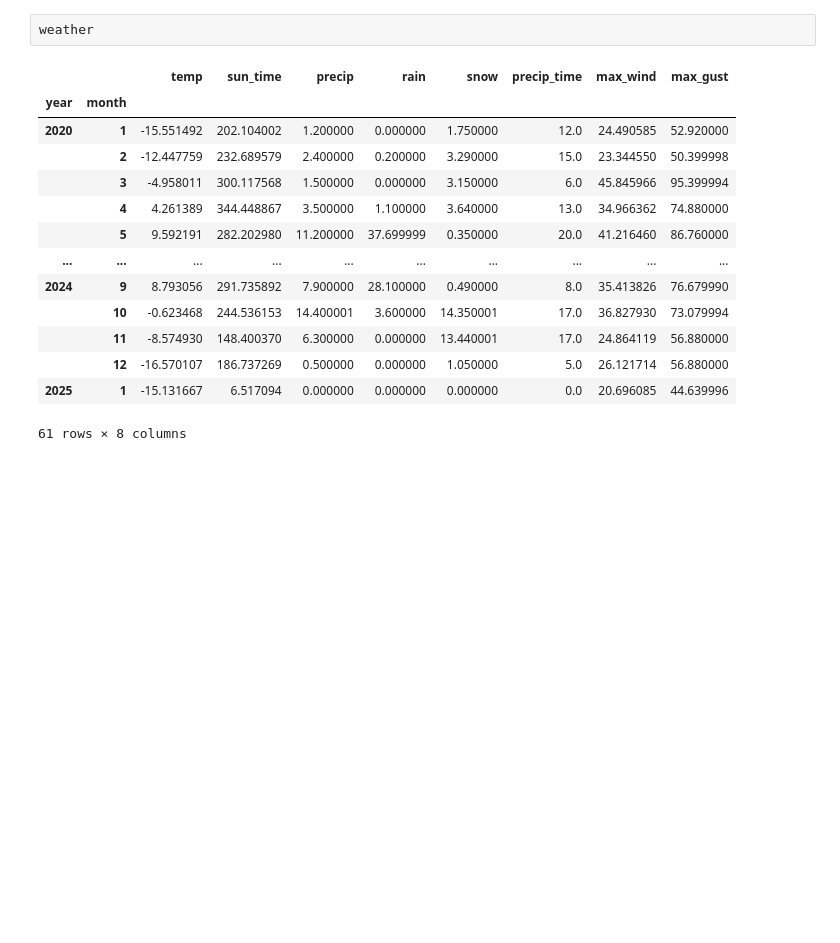
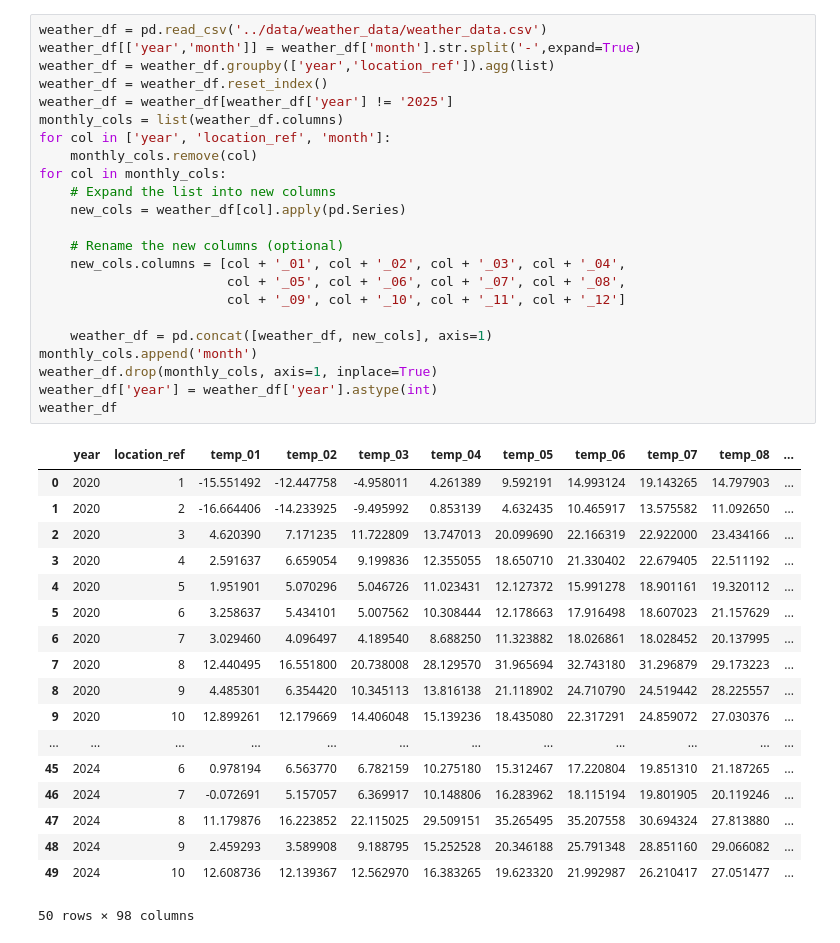
Before and after one commit to rob-lasch/canola_price_prediction, a Jupyter notebook: jupyter/test.ipynb, the cells around one changed output. Saved outputs shown, nothing was run; the diff lists cells and outputs as text; blank space fills up the shorter version.

Commit message:
working on data merge in test notebook

```diff
--- a/jupyter/test.ipynb
+++ b/jupyter/test.ipynb
@@ -48,17 +37,42 @@ weather = weather.groupby(['year','month']).agg({'temp':'mean',
 # %%
-weather
+weather_df = pd.read_csv('../data/weather_data/weather_data.csv')
+weather_df[['year','month']] = weather_df['month'].str.split('-',expand=True)
+weather_df = weather_df.groupby(['year','location_ref']).agg(list)
+weather_df = weather_df.reset_index()
+weather_df = weather_df[weather_df['year'] != '2025']
+monthly_cols = list(weather_df.columns)
+for col in ['year', 'location_ref', 'month']:
+    monthly_cols.remove(col)
+for col in monthly_cols:
+    # Expand the list into new columns
+    new_cols = weather_df[col].apply(pd.Series)
+
+    # Rename the new columns (optional)
+    new_cols.columns = [col + '_01', col + '_02', col + '_03', col + '_04',
+                        col + '_05', col + '_06', col + '_07', col + '_08',
+                        col + '_09', col + '_10', col + '_11', col + '_12']
+
+    weather_df = pd.concat([weather_df, new_cols], axis=1)
+monthly_cols.append('month')
+weather_df.drop(monthly_cols, axis=1, inplace=True)
+weather_df['year'] = weather_df['year'].astype(int)
+weather_df
 # %% [output]
-|  |  | temp | sun_time | precip | rain | snow | precip_time | max_wind | max_gust |
-| year | month |  |  |  |  |  |  |  |  |
-| 2020 | 1 | -15.551492 | 202.104002 | 1.200000 | 0.000000 | 1.750000 | 12.0 | 24.490585 | 52.920000 |
-|  | 2 | -12.447759 | 232.689579 | 2.400000 | 0.200000 | 3.290000 | 15.0 | 23.344550 | 50.399998 |
-|  | 3 | -4.958011 | 300.117568 | 1.500000 | 0.000000 | 3.150000 | 6.0 | 45.845966 | 95.399994 |
-|  | 4 | 4.261389 | 344.448867 | 3.500000 | 1.100000 | 3.640000 | 13.0 | 34.966362 | 74.880000 |
-|  | 5 | 9.592191 | 282.202980 | 11.200000 | 37.699999 | 0.350000 | 20.0 | 41.216460 | 86.760000 |
-| ... | ... | ... | ... | ... | ... | ... | ... | ... | ... |
-| 2024 | 9 | 8.793056 | 291.735892 | 7.900000 | 28.100000 | 0.490000 | 8.0 | 35.413826 | 76.679990 |
-|  | 10 | -0.623468 | 244.536153 | 14.400001 | 3.600000 | 14.350001 | 17.0 | 36.827930 | 73.079994 |
-|  | 11 | -8.574930 | 148.400370 | 6.300000 | 0.000000 | 13.440001 | 17.0 | 24.864119 | 56.880000 |
-|  | 12 | -16.570107 | 186.737269 | 0.500000 | 0.000000 | 1.050000 | 5.0 | 26.121714 | 56.880000 |
-| 2025 | 1 | -15.131667 | 6.517094 | 0.000000 | 0.000000 | 0.000000 | 0.0 | 20.696085 | 44.639996 |
+|  | year | location_ref | temp_01 | temp_02 | temp_03 | temp_04 | temp_05 | temp_06 | temp_07 | temp_08 | ... |
+| 0 | 2020 | 1 | -15.551492 | -12.447758 | -4.958011 | 4.261389 | 9.592191 | 14.993124 | 19.143265 | 14.797903 | ... |
+| 1 | 2020 | 2 | -16.664406 | -14.233925 | -9.495992 | 0.853139 | 4.632435 | 10.465917 | 13.575582 | 11.092650 | ... |
+| 2 | 2020 | 3 | 4.620390 | 7.171235 | 11.722809 | 13.747013 | 20.099690 | 22.166319 | 22.922000 | 23.434166 | ... |
+| 3 | 2020 | 4 | 2.591637 | 6.659054 | 9.199836 | 12.355055 | 18.650710 | 21.330402 | 22.679405 | 22.511192 | ... |
+| 4 | 2020 | 5 | 1.951901 | 5.070296 | 5.046726 | 11.023431 | 12.127372 | 15.991278 | 18.901161 | 19.320112 | ... |
+| 5 | 2020 | 6 | 3.258637 | 5.434101 | 5.007562 | 10.308444 | 12.178663 | 17.916498 | 18.607023 | 21.157629 | ... |
+| 6 | 2020 | 7 | 3.029460 | 4.096497 | 4.189540 | 8.688250 | 11.323882 | 18.026861 | 18.028452 | 20.137995 | ... |
+| 7 | 2020 | 8 | 12.440495 | 16.551800 | 20.738008 | 28.129570 | 31.965694 | 32.743180 | 31.296879 | 29.173223 | ... |
+| 8 | 2020 | 9 | 4.485301 | 6.354420 | 10.345113 | 13.816138 | 21.118902 | 24.710790 | 24.519442 | 28.225557 | ... |
+| 9 | 2020 | 10 | 12.899261 | 12.179669 | 14.406048 | 15.139236 | 18.435080 | 22.317291 | 24.859072 | 27.030376 | ... |
+| ... | ... | ... | ... | ... | ... | ... | ... | ... | ... | ... | ... |
+| 45 | 2024 | 6 | 0.978194 | 6.563770 | 6.782159 | 10.275180 | 15.312467 | 17.220804 | 19.851310 | 21.187265 | ... |
+| 46 | 2024 | 7 | -0.072691 | 5.157057 | 6.369917 | 10.148806 | 16.283962 | 18.115194 | 19.801905 | 20.119246 | ... |
+| 47 | 2024 | 8 | 11.179876 | 16.223852 | 22.115025 | 29.509151 | 35.265495 | 35.207558 | 30.694324 | 27.813880 | ... |
+| 48 | 2024 | 9 | 2.459293 | 3.589908 | 9.188795 | 15.252528 | 20.346188 | 25.791348 | 28.851160 | 29.066082 | ... |
+| 49 | 2024 | 10 | 12.608736 | 12.139367 | 12.562970 | 16.383265 | 19.623320 | 21.992987 | 26.210417 | 27.051477 | ... |
-61 rows × 8 columns
+50 rows × 98 columns
```
Also changed, not shown: parts of 6 cells of this notebook, 8 other files.
